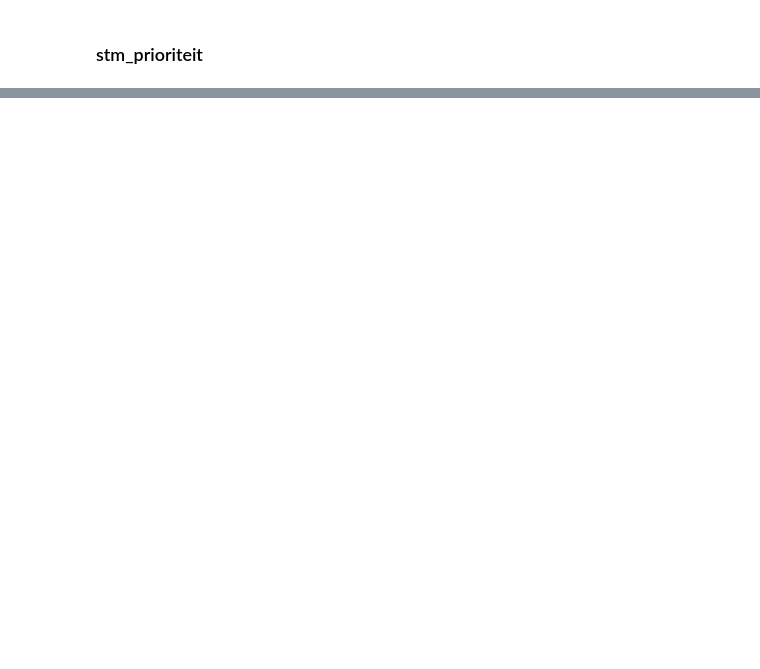
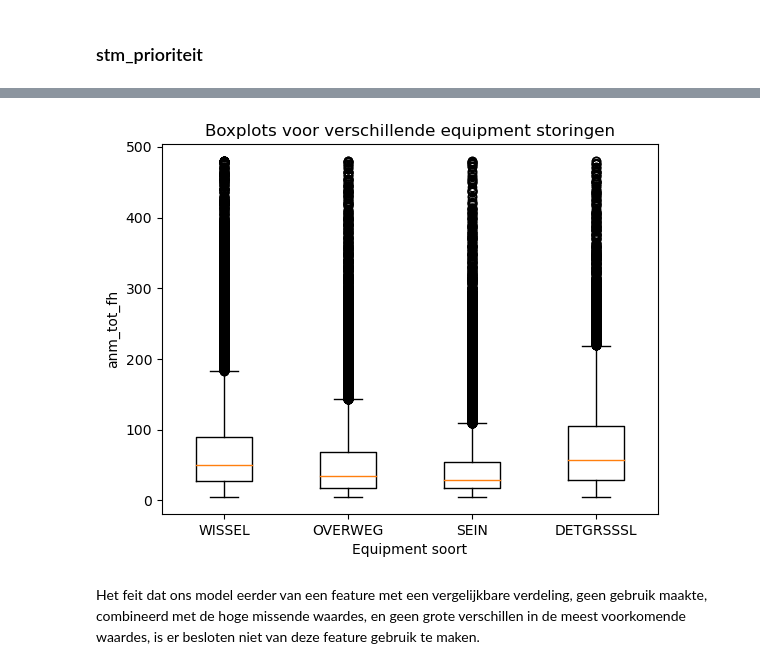
Before and after one commit to GuuscoNL/data-driven-business, a Jupyter notebook: DataExploration.ipynb, the cells around one changed output, grey strips where cells are left out. Drawn from its saved outputs; the diff is of its cells as text; code cells hidden in the pictures; blank space fills up the shorter version.

Commit message:
data expl markdown v1

```diff
--- a/DataExploration.ipynb
+++ b/DataExploration.ipynb
@@ -364,0 +530,14 @@ plt.show()
+# %%
+boxplot_data = [df[df.stm_equipm_soort_mld == value]['anm_tot_fh'] for value in ['WISSEL', 'OVERWEG', 'SEIN', 'DETGRSSSL']]
+
+fig, ax = plt.subplots()
+ax.boxplot(boxplot_data)
+ax.set_xticklabels(['WISSEL', 'OVERWEG', 'SEIN', 'DETGRSSSL'])
+ax.set_xlabel('Equipment soort')
+ax.set_ylabel('anm_tot_fh')
+plt.title('Boxplots voor verschillende equipment storingen')
+plt.show()
+# %% [output]
+[figure, added]
+# %% [markdown]
+Het feit dat ons model eerder van een feature met een vergelijkbare verdeling, geen gebruik maakte, combineerd met de hoge missende waardes, en geen grote verschillen in de meest voorkomende waardes, is er besloten niet van deze feature gebruik te maken.
```
Also changed, not shown: parts of 68 cells of this notebook, 1 other file.
